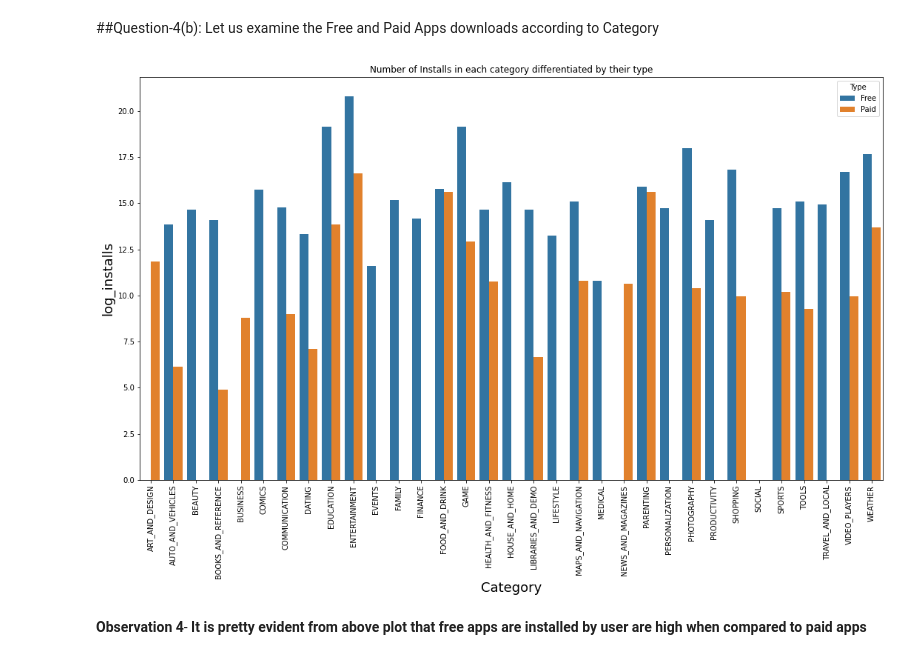
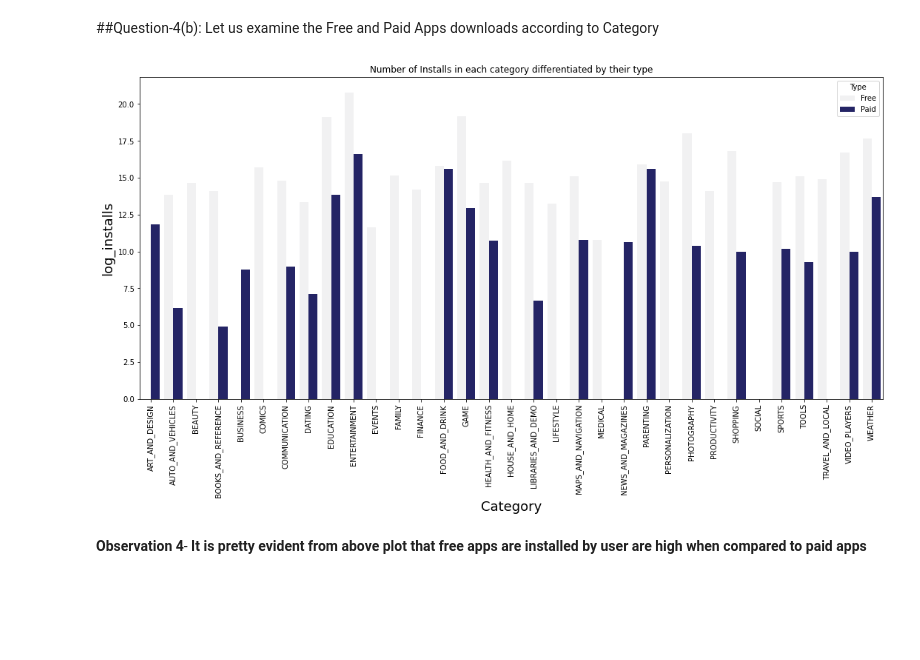
Before and after one commit to iotaminus1/Playstore-and-User-Review-Data-Analysis, a Jupyter notebook: Play_Store_App_Review_Analysis_Capstone_Project.ipynb, the cells around one changed output. Saved outputs shown, nothing was run; the diff lists cells and outputs as text; code cells hidden in the pictures; blank space fills up the shorter version.

```diff
--- a/Play_Store_App_Review_Analysis_Capstone_Project.ipynb
+++ b/Play_Store_App_Review_Analysis_Capstone_Project.ipynb
@@ -598,17 +611,17 @@ plt.show()
 # %%
 category_type_install=df_ps_data.groupby(["Category","Type"]).agg({"log_installs":"mean"}).reset_index()
 most_category_download=pd.DataFrame(category_type_install)
 
 # we are plotting bar plot for above grouped dataframe
-plt.figure(figsize=(18,10))
-sns.barplot(x="Category",y="log_installs",hue="Type",data=most_category_download)
+plt.figure(figsize=(18,8))
+sns.barplot(x="Category",y="log_installs",hue="Type",data=most_category_download, color="midnightblue")
 plt.xlabel("Category", fontsize=18)
 plt.ylabel("log_installs", fontsize=18)
 plt.title("Number of Installs in each category differentiated by their type")
 plt.xticks(rotation=90)
 plt.show();
 # %% [output]
-[figure, old version]
+[figure, new version]
 # %% [markdown]
 **Observation 4**- **It is pretty evident from above plot that free apps are installed by user are high when compared to paid apps**
 # %% [markdown]
```
Also changed, not shown: parts of 15 cells of this notebook.
